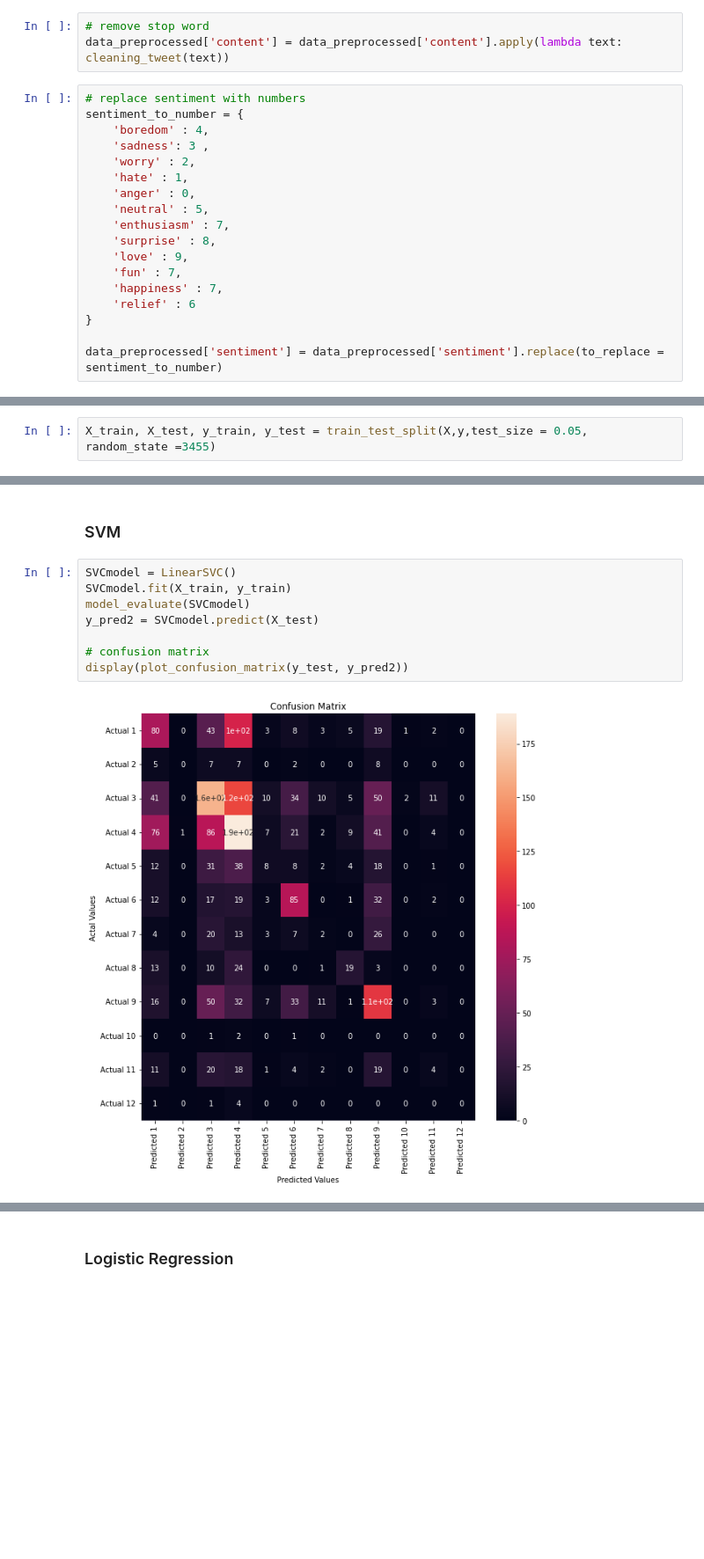
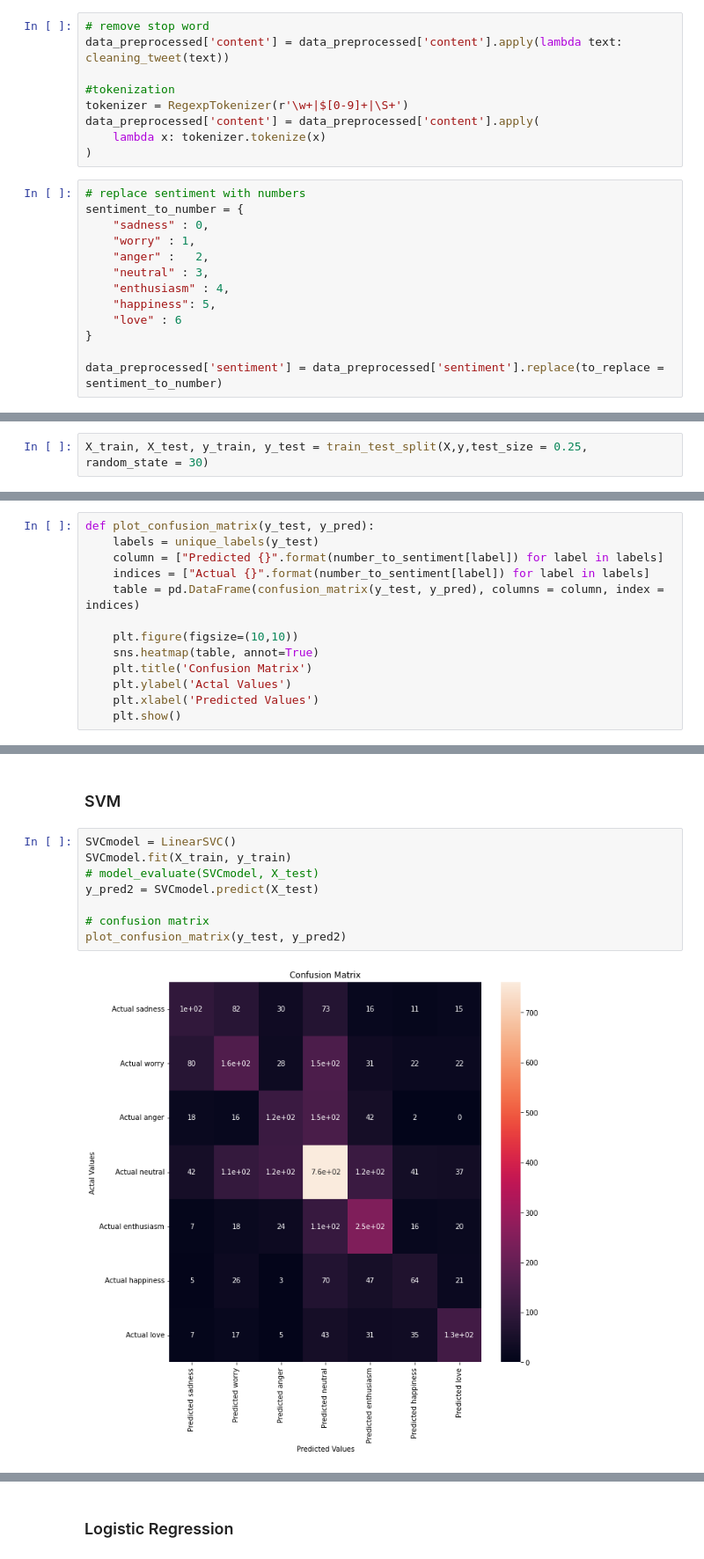
Before and after one commit to Sarahhabbi/EmotionAnalysis, a Jupyter notebook: src/model.ipynb, the cells around one changed output, grey strips where cells are left out. Shown at 88% size. Cells and saved outputs as stored; diff of their text form; blank space fills up the shorter version.

Commit message:
test again TF IDF with new dataset

```diff
--- a/src/notebook.ipynb
+++ b/src/model.ipynb
@@ -150,21 +97,22 @@ data_preprocessed = data_preprocessed[data_preprocessed.sentiment != "empty"]
 # %%
 # remove stop word
 data_preprocessed['content'] = data_preprocessed['content'].apply(lambda text: cleaning_tweet(text))
+
+#tokenization
+tokenizer = RegexpTokenizer(r'\w+|$[0-9]+|\S+')
+data_preprocessed['content'] = data_preprocessed['content'].apply(
+    lambda x: tokenizer.tokenize(x)
+)
 # %%
 # replace sentiment with numbers
 sentiment_to_number = {
-    'boredom' : 4,
-    'sadness': 3 ,
-    'worry' : 2,
-    'hate' : 1,
-    'anger' : 0,
-    'neutral' : 5,
-    'enthusiasm' : 7,
-    'surprise' : 8,
-    'love' : 9,
-    'fun' : 7,
-    'happiness' : 7,
-    'relief' : 6
+    "sadness" : 0,
+    "worry" : 1,
+    "anger" :	2,
+    "neutral" : 3,
+    "enthusiasm" : 4,
+    "happiness": 5,
+    "love" : 6
 }
 
 data_preprocessed['sentiment'] = data_preprocessed['sentiment'].replace(to_replace = sentiment_to_number)
@@ -191,7 +139,7 @@ y = data_preprocessed['sentiment']
 # %% [markdown]
 ## Train and Test sets
 # %%
-X_train, X_test, y_train, y_test = train_test_split(X,y,test_size = 0.05, random_state =3455)
+X_train, X_test, y_train, y_test = train_test_split(X,y,test_size = 0.25, random_state = 30)
 # %%
 print (X_test)
 # %% [output]
@@ -222,5 +170,18 @@ No. of feature_words:  253638
 # %% [markdown]
 ## MODEL BUILDING
+# %%
+def plot_confusion_matrix(y_test, y_pred):
+    labels = unique_labels(y_test)
+    column = ["Predicted {}".format(number_to_sentiment[label]) for label in labels]
+    indices = ["Actual {}".format(number_to_sentiment[label]) for label in labels]
+    table = pd.DataFrame(confusion_matrix(y_test, y_pred), columns = column, index = indices)
+
+    plt.figure(figsize=(10,10))
+    sns.heatmap(table, annot=True)
+    plt.title('Confusion Matrix')
+    plt.ylabel('Actal Values')
+    plt.xlabel('Predicted Values')
+    plt.show()
 # %%
 BNBmodel = BernoulliNB()
 BNBmodel.fit(X_train, y_train)
@@ -235,10 +196,10 @@ plot_confusion_matrix(y_test, y_pred1)
 # %%
 SVCmodel = LinearSVC()
 SVCmodel.fit(X_train, y_train)
-model_evaluate(SVCmodel)
+# model_evaluate(SVCmodel, X_test)
 y_pred2 = SVCmodel.predict(X_test)
 
 # confusion matrix
-display(plot_confusion_matrix(y_test, y_pred2))
+plot_confusion_matrix(y_test, y_pred2)
 # %% [output]
-[figure, old version]
+[figure, new version]
```
Also changed, not shown: parts of 23 cells of this notebook.
